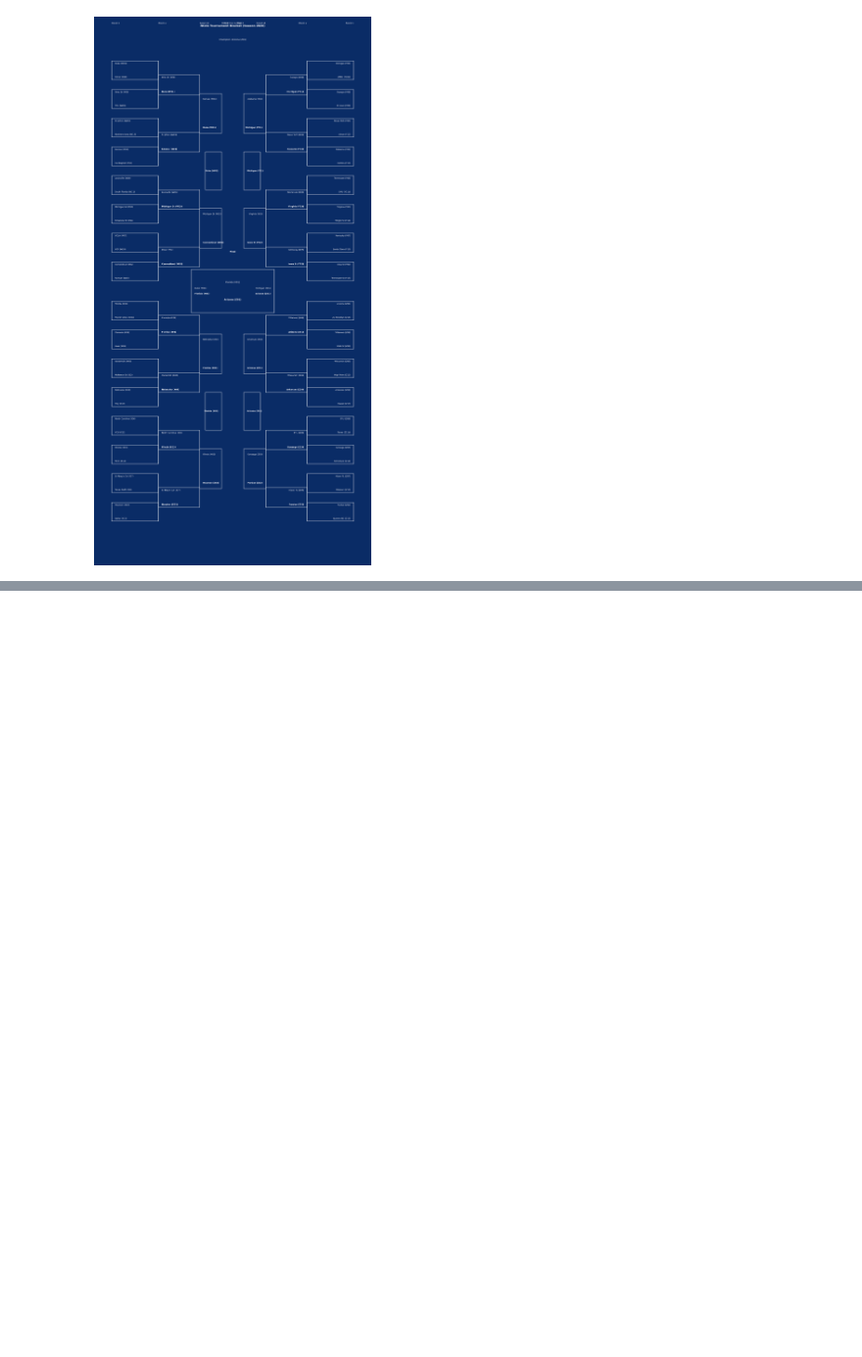
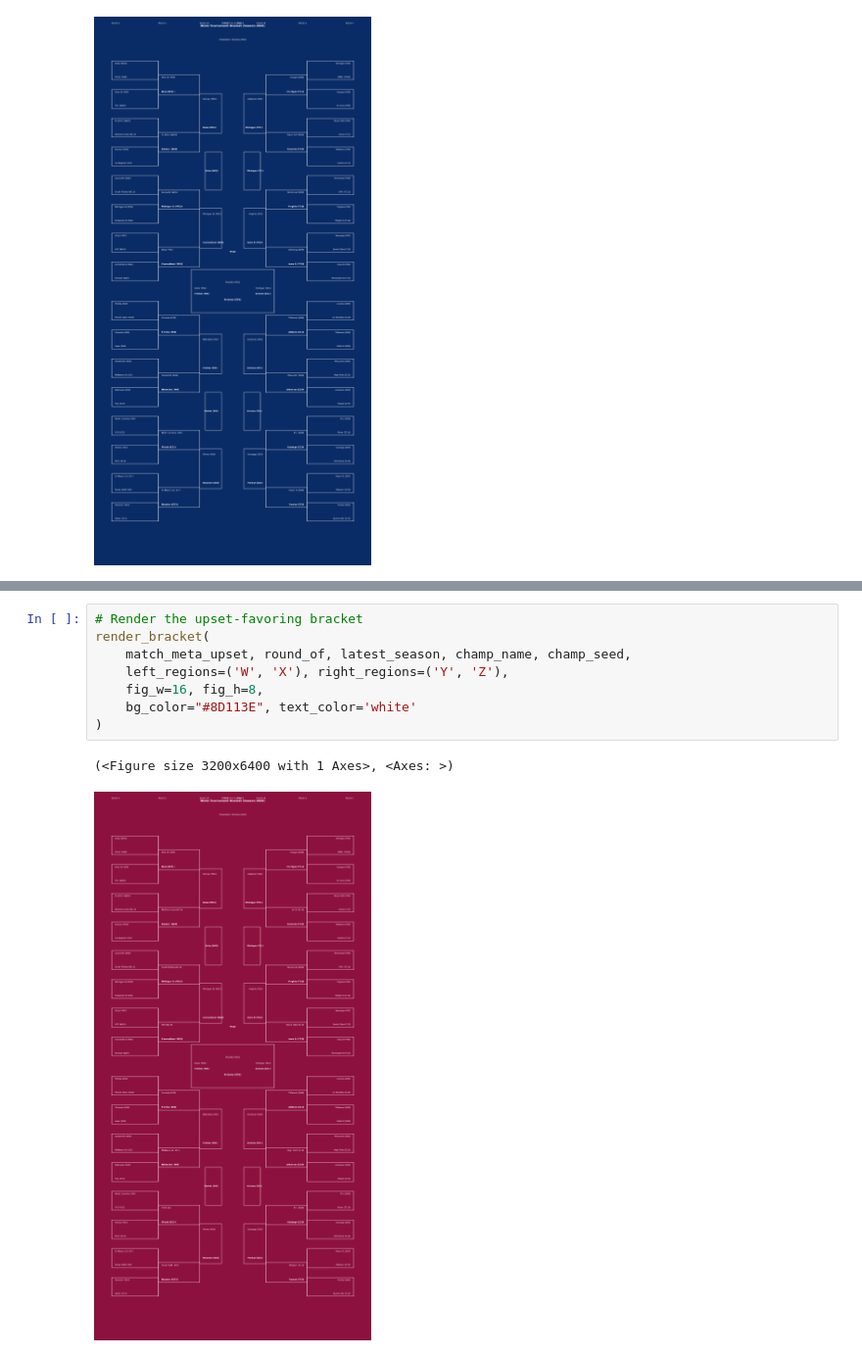
Before and after one commit to CamdenBeck/march_madness_predictor, a Jupyter notebook: machup_simulation.ipynb, the cells around one changed output, grey strips where cells are left out. Shown at 98% size. Cells and saved outputs as stored; diff of their text form; blank space fills up the shorter version.

```diff
--- a/machup_simulation.ipynb
+++ b/machup_simulation.ipynb
@@ -1077,0 +1067,11 @@ fig_upset, ax_upset = render_bracket(
+# %%
+# Render the upset‑favoring bracket
+render_bracket(
+    match_meta_upset, round_of, latest_season, champ_name, champ_seed,
+    left_regions=('W', 'X'), right_regions=('Y', 'Z'),
+    fig_w=16, fig_h=8,
+    bg_color="#8D113E", text_color='white'
+)
+# %% [output]
+(<Figure size 3200x6400 with 1 Axes>, <Axes: >)
+[figure, added]
```
Also changed, not shown: parts of 5 cells of this notebook.
